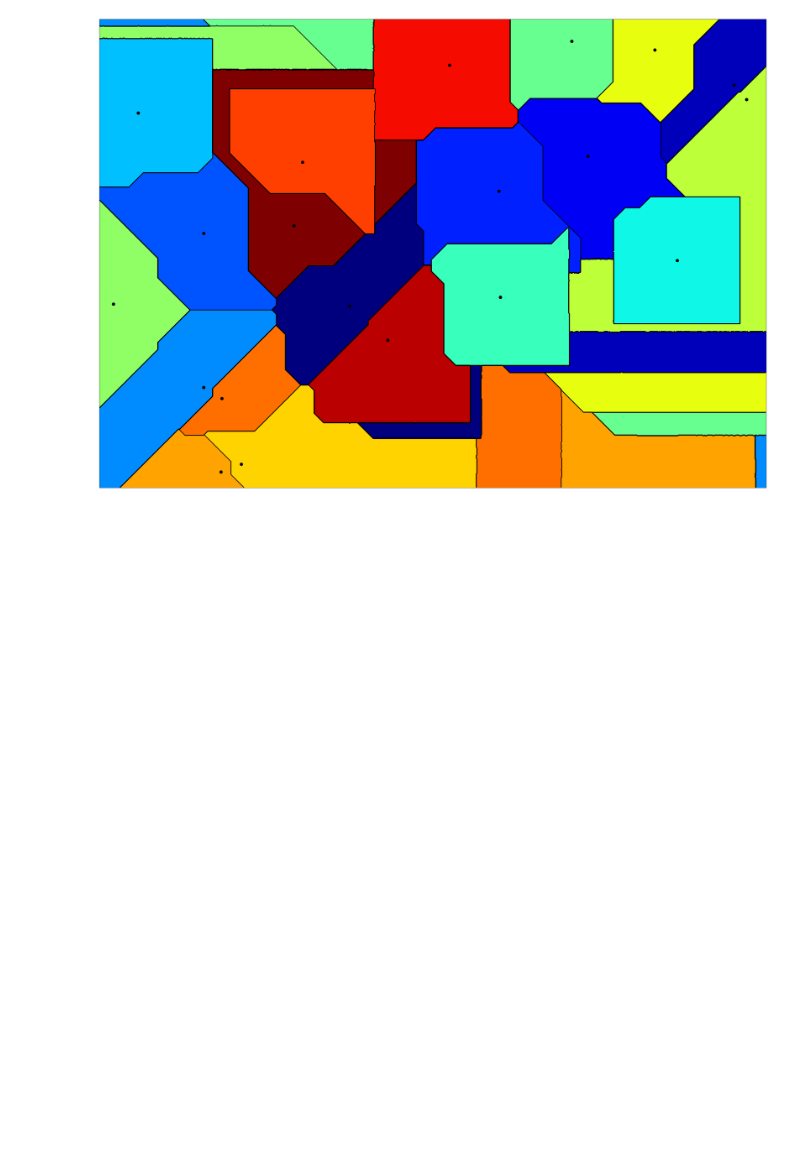
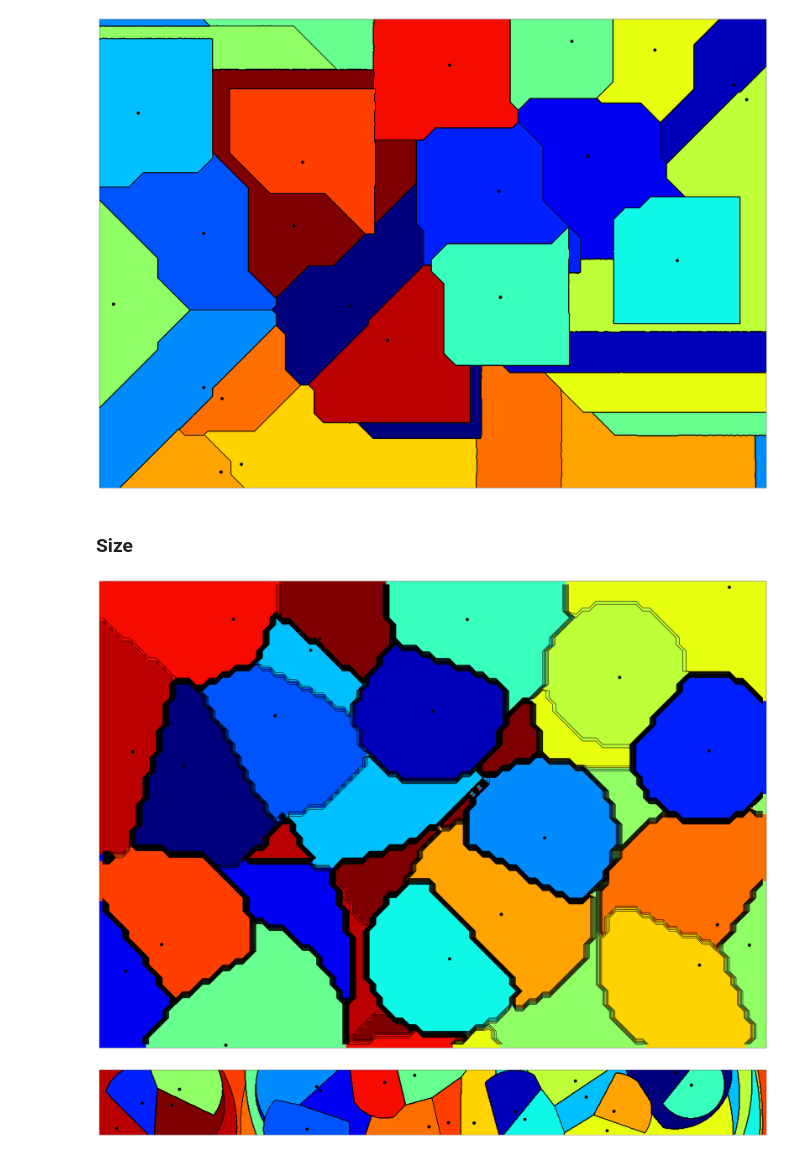
Before and after one commit to balouf/smup, a Jupyter notebook: docs/use.ipynb, the cells around one changed output. Saved outputs shown, nothing was run; the diff lists cells and outputs as text; code cells hidden in the pictures; blank space fills up the shorter version.

```diff
--- a/docs/use.ipynb
+++ b/docs/use.ipynb
@@ -20,3 +26,15 @@ matcher.compute(norm="inf", seed=42)
 matcher.display()
 # %% [output]
 [figure]
+# %% [markdown]
+### Size
+# %%
+matcher.compute(x=100, y=70)
+matcher.display()
+# %% [output]
+[figure, added]
+# %%
+matcher.compute(y=100)
+matcher.display()
+# %% [output]
+[figure, added]
```
Also changed, not shown: parts of 18 cells of this notebook.
